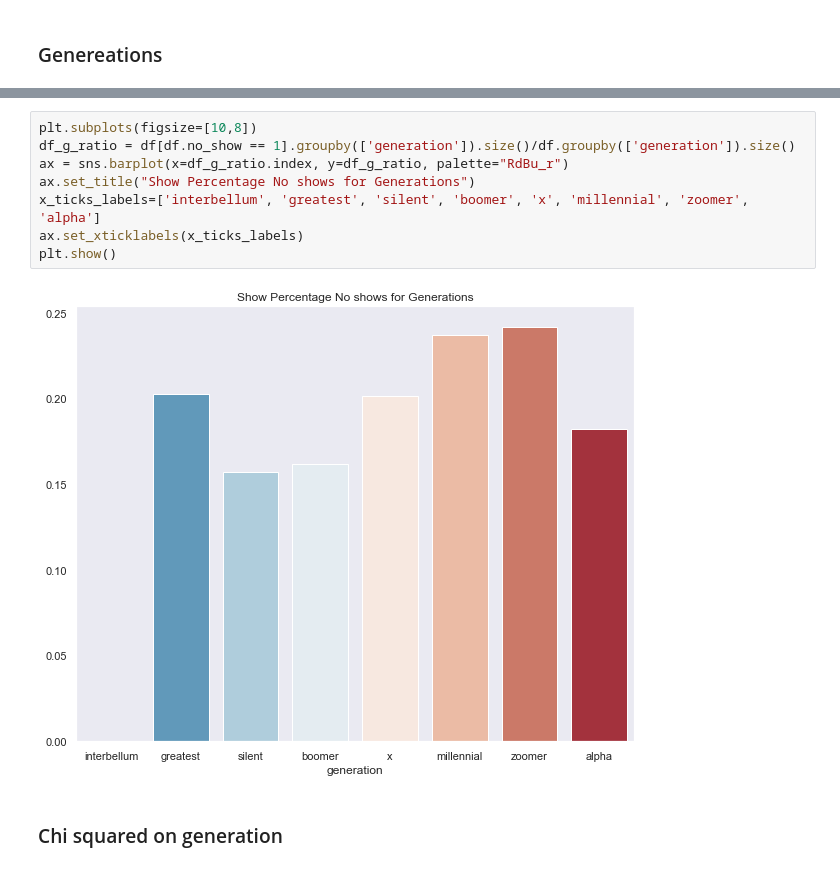
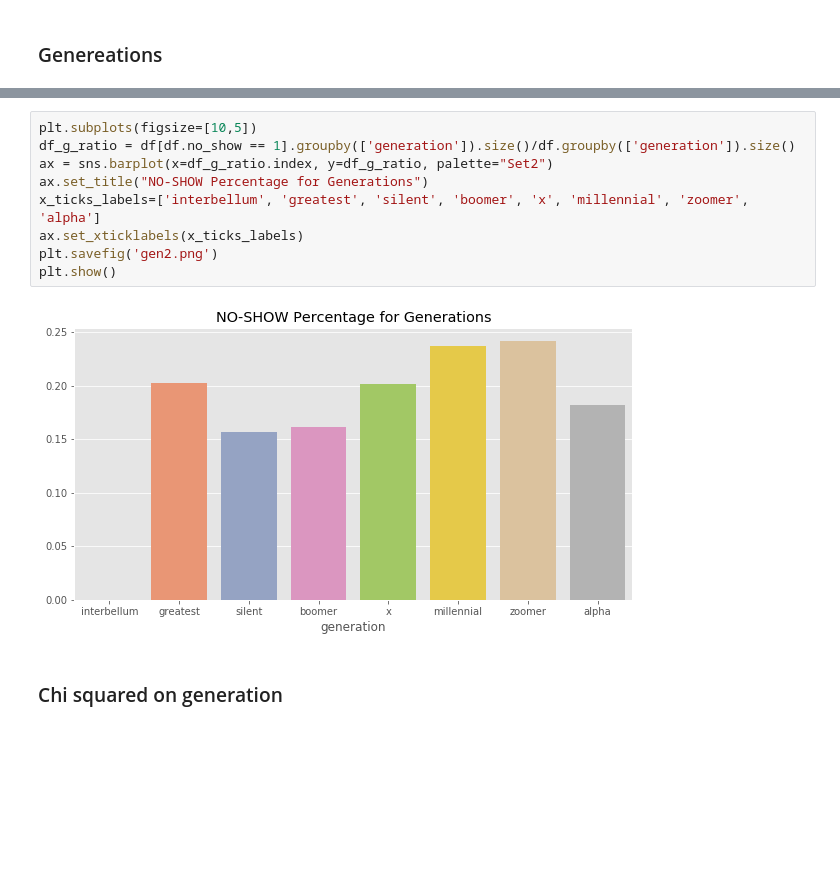
Before and after one commit to photonconsult/Mod_3_project, a Jupyter notebook: Visualizations and EDA.ipynb, the cells around one changed output, grey strips where cells are left out. Cells and saved outputs as stored; diff of their text form; blank space fills up the shorter version.

```diff
--- a/Visualizations and EDA.ipynb
+++ b/Visualizations and EDA.ipynb
@@ -778,13 +761,14 @@ plt.show()
 # %%
-plt.subplots(figsize=[10,8])
+plt.subplots(figsize=[10,5])
 df_g_ratio = df[df.no_show == 1].groupby(['generation']).size()/df.groupby(['generation']).size()
-ax = sns.barplot(x=df_g_ratio.index, y=df_g_ratio, palette="RdBu_r")
-ax.set_title("Show Percentage No shows for Generations")
+ax = sns.barplot(x=df_g_ratio.index, y=df_g_ratio, palette="Set2")
+ax.set_title("NO-SHOW Percentage for Generations")
 x_ticks_labels=['interbellum', 'greatest', 'silent', 'boomer', 'x', 'millennial', 'zoomer', 'alpha']
 ax.set_xticklabels(x_ticks_labels)
+plt.savefig('gen2.png')
 plt.show()
 # %% [output]
-[figure, old version]
+[figure, new version]
 # %% [markdown]
 ### Chi squared on generation
 # %% [markdown]
```
Also changed, not shown: parts of 16 cells of this notebook, 12 other files.
